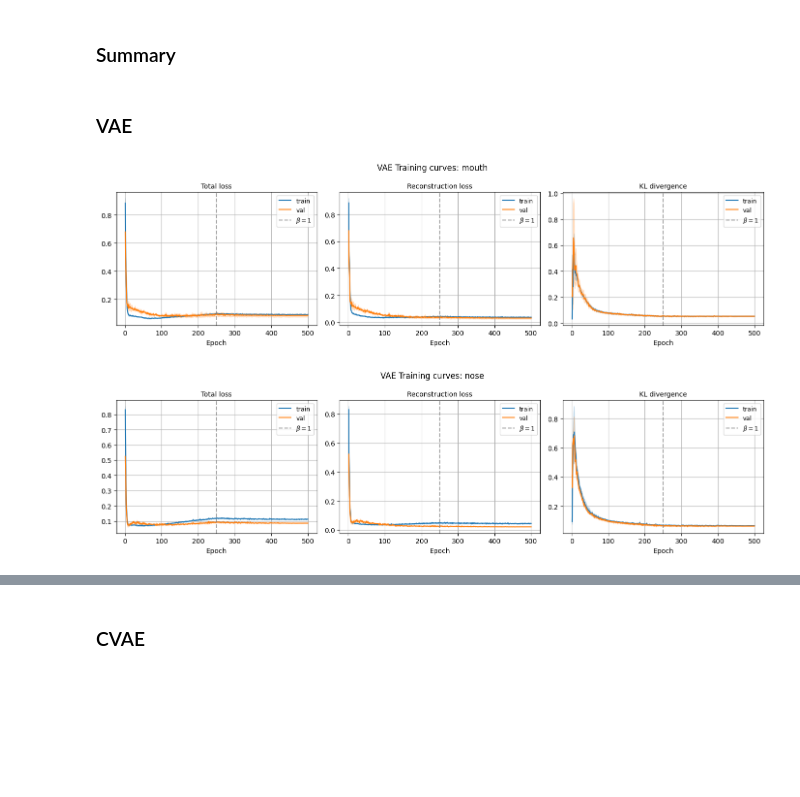
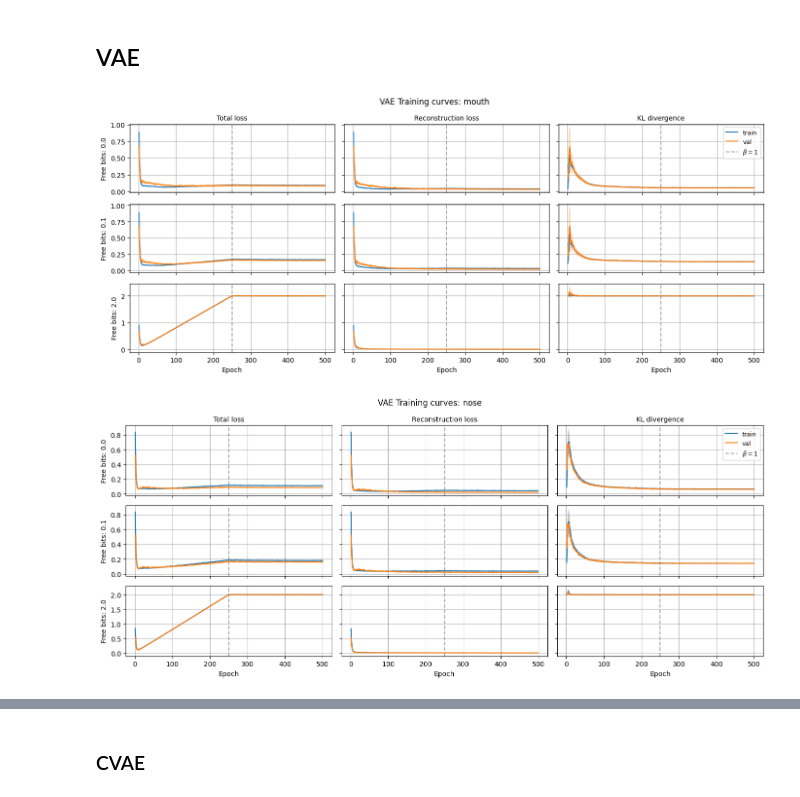
Before and after one commit to leon-rny/neural-network-breath-modeling, a Jupyter notebook: tstr.ipynb, the cells around one changed output, grey strips where cells are left out. Saved outputs shown, nothing was run; the diff lists cells and outputs as text; code cells hidden in the pictures; blank space fills up the shorter version.

```diff
--- a/tstr.ipynb
+++ b/tstr.ipynb
@@ -33,2 +96,2 @@ device = torch.device('cuda' if torch.cuda.is_available() else
 # %% [markdown]
-### Summary
+## VAE
@@ -199,3 +98 @@ plt.show()
-# %% [markdown]
-### VAE
 # %%
@@ -227,31 +123,56 @@ for seed in SEEDS:
+# %%
+rows = []
+for free_bit in FREE_BITS:
+    for region in REGIONS:
+        accs = []
+        for seed in SEEDS:
+            path = f'results/experiments/vae/{region}_s{seed}_fb{free_bit}_tstr.json'
+            with open(path) as f:
+                accs.append(json.load(f)['metrics']['accuracy'])
+        rows.append({'free_bits': free_bit,
+                     'region': region,
+                     'mean': round(np.mean(accs), 4),
+                     'std': round(np.std(accs),  4),
+                     'formatted': f"{np.mean(accs):.4f} ± {np.std(accs):.4f}"})
+
+df_acc = pd.DataFrame(rows)
+print(df_acc[['free_bits', 'region', 'formatted']].to_string(index=False))
 # %%
-pairs = [('train_loss',  'val_loss',  'Total loss'),
+# training curves
+pairs = [('train_loss', 'val_loss', 'Total loss'),
          ('train_recon', 'val_recon', 'Reconstruction loss'),
-         ('train_kl',    'val_kl',    'KL divergence')]
+         ('train_kl', 'val_kl', 'KL divergence')]
 
 for region in REGIONS:
-    hists = [pd.read_csv(f'results/vae/train_{region}_s{seed}.csv') for seed in SEEDS]
-    epochs = hists[0]['epoch'].values
-    beta1_med = int(np.median([h.loc[h['beta'] >= 1.0, 'epoch'].min() for h in hists]))
-
-    fig, axes = plt.subplots(1, 3, figsize=(14, 4))
+    n_configs = len(FREE_BITS)
+    fig, axes = plt.subplots(n_configs, 3, figsize=(14, 6), sharey='row', sharex=True)
     fig.suptitle(f'VAE Training curves: {region}')
 
-    for ax, (tr_col, vl_col, title) in zip(axes, pairs):
-        for col, label, color in [(tr_col, 'train', 'tab:blue'), (vl_col, 'val', 'tab:orange')]:
-            vals = np.stack([h[col].values for h in hists])  # (n_seeds, n_epochs)
-            mean = vals.mean(axis=0)
-            std  = vals.std(axis=0)
-            ax.plot(epochs, mean, label=label, color=color)
-            ax.fill_between(epochs, mean - std, mean + std, alpha=0.2, color=color)
-        ax.axvline(beta1_med, color='gray', linestyle='--', alpha=0.7, label=r'$\beta=1$')
-        ax.set_title(title)
-        ax.set_xlabel('Epoch')
-        ax.legend()
-        ax.grid()
+    for row, free_bit in enumerate(FREE_BITS):
+        hists = [pd.read_csv(f'results/experiments/vae/{region}_s{seed}_fb{free_bit}_train_history.csv') for seed in SEEDS]
+        epochs = hists[0]['epoch'].values
+        beta_one_median = int(np.median([h.loc[h['beta'] >= 1.0, 'epoch'].min() for h in hists]))
+
+        for col, (tr_col, vl_col, title) in enumerate(pairs):
+            ax = axes[row, col]
+            for data_col, label, color in [(tr_col, 'train', 'tab:blue'), (vl_col, 'val', 'tab:orange')]:
+                vals = np.stack([h[data_col].values for h in hists])
+                mean = vals.mean(axis=0)
+                std  = vals.std(axis=0)
+                ax.plot(epochs, mean, label=label, color=color)
+                ax.fill_between(epochs, mean - std, mean + std, alpha=0.2, color=color)
+            ax.axvline(beta_one_median, color='gray', linestyle='--', alpha=0.7, label=r'$\beta=1$')
+            if row == 0:
+                ax.set_title(title)
+            if col == 0:
+                ax.set_ylabel(f'Free bits: {free_bit}')
+            if row == n_configs - 1:
+                ax.set_xlabel('Epoch')
+            ax.legend(loc='upper right') if (row, col) == (0, 2) else None
+            ax.grid()
 
     plt.tight_layout()
     plt.show()
 # %% [output]
-[figure, old version]
+[figure, new version]
-[figure, old version]
+[figure, new version]
```
Also changed, not shown: parts of 26 cells of this notebook.
